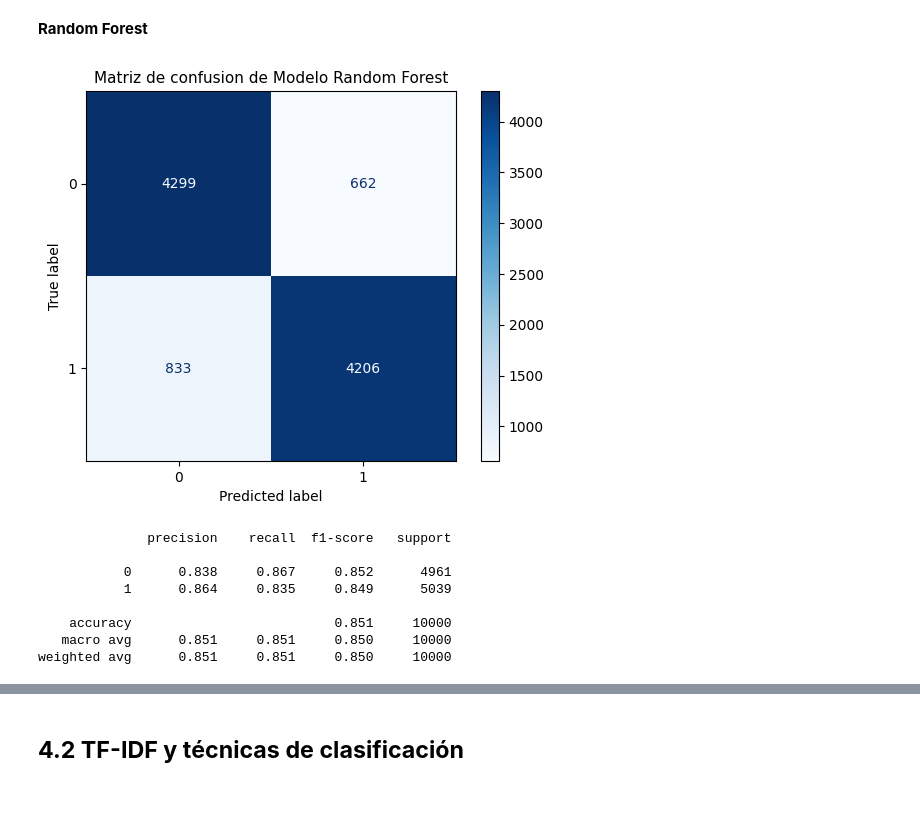
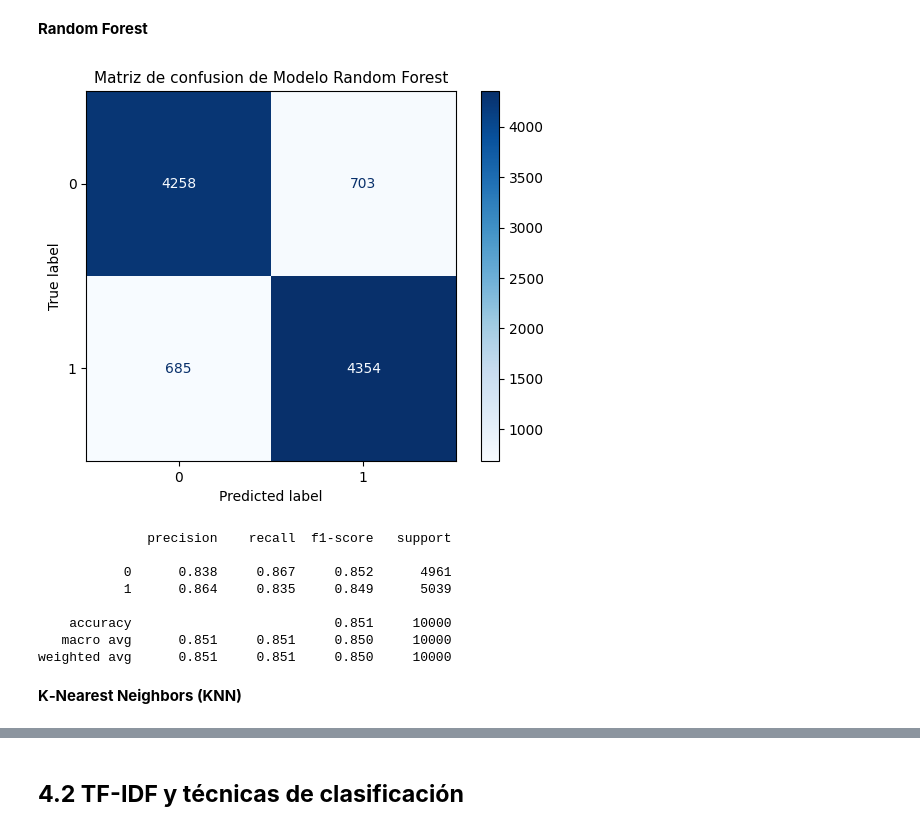
Before and after one commit to LailaBulh/Procesamiento_Lenguaje_Natural, a Jupyter notebook: Clasificacion_texto_263166.ipynb, the cells around one changed output, grey strips where cells are left out. Drawn from its saved outputs; the diff is of its cells as text; code cells hidden in the pictures; blank space fills up the shorter version.

```diff
--- a/Clasificacion_texto_263166.ipynb
+++ b/Clasificacion_texto_263166.ipynb
@@ -338,13 +338,13 @@ y_pred_rf = random_forest.predict(X_test)
 # %%
 ### Matriz de confusion de Modelo Random Forest
 
-rf_SVM = confusion_matrix(y_test, y_pred)
+rf_SVM = confusion_matrix(y_test, y_pred_rf)
 disp = ConfusionMatrixDisplay(confusion_matrix = rf_SVM, display_labels=naive_bayes.classes_)
 disp.plot(cmap = plt.cm.Blues)
 plt.title('Matriz de confusion de Modelo Random Forest', fontsize = 11)
 plt.show()
 # %% [output]
-[figure, old version]
+[figure, new version]
 # %%
 ### Reporte de clasificación de Modelo Random Forest
 
@@ -358,3 +358,5 @@ print(classification_report(y_test, y_pred, digits=3))
     accuracy                          0.851     10000
    macro avg      0.851     0.851     0.850     10000
 weighted avg      0.851     0.851     0.850     10000
+# %% [markdown]
+**K‑Nearest Neighbors (KNN)**
```
Also changed, not shown: parts of 9 cells of this notebook.
